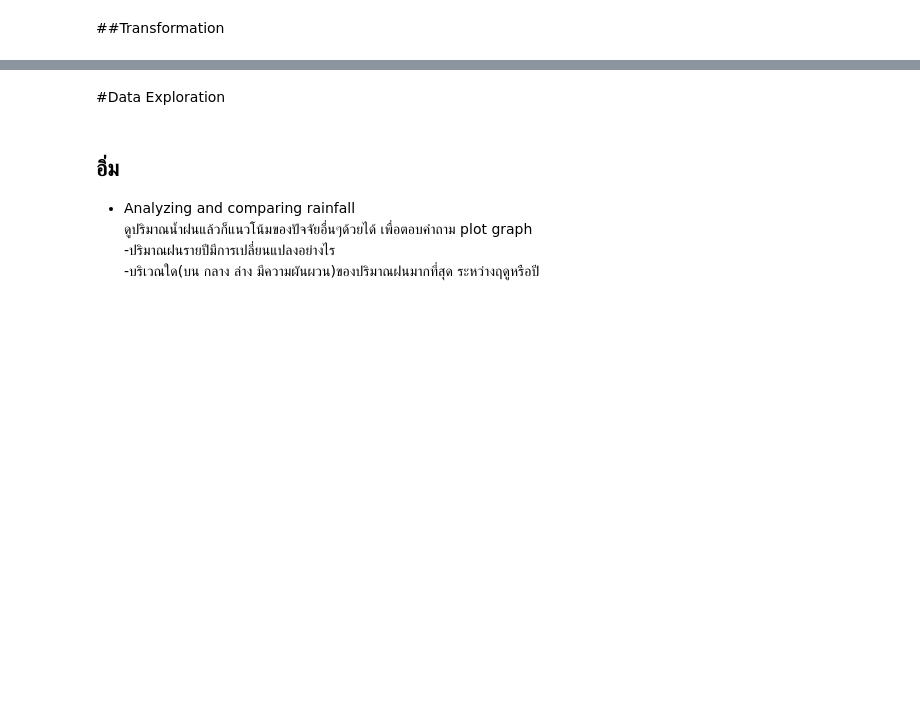
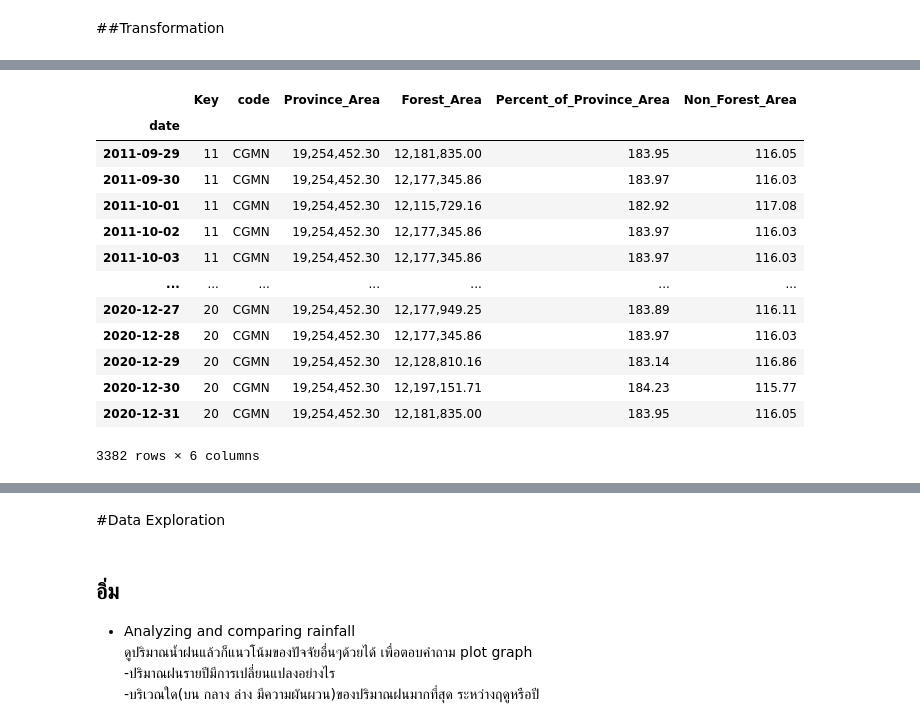
Before and after one commit to punnarat-w/Yomriver_analysis, a Jupyter notebook: ForecastingModel.ipynb, the cells around one changed output, grey strips where cells are left out. Saved outputs shown, nothing was run; the diff lists cells and outputs as text; code cells hidden in the pictures; blank space fills up the shorter version.

```diff
--- a/ForecastingModel.ipynb
+++ b/ForecastingModel.ipynb
@@ -618,0 +932,18 @@ def change_todate(df):
+# %%
+n_forest = north_df.groupby('date')['Key','code','Province_Area','Forest_Area','Percent_of_Province_Area','Non_Forest_Area'].first()
+n_forest
+# %% [output]
+|  | Key | code | Province_Area | Forest_Area | Percent_of_Province_Area | Non_Forest_Area |
+| date |  |  |  |  |  |  |
+| 2011-09-29 | 11 | CGMN | 19,254,452.30 | 12,181,835.00 | 183.95 | 116.05 |
+| 2011-09-30 | 11 | CGMN | 19,254,452.30 | 12,177,345.86 | 183.97 | 116.03 |
+| 2011-10-01 | 11 | CGMN | 19,254,452.30 | 12,115,729.16 | 182.92 | 117.08 |
+| 2011-10-02 | 11 | CGMN | 19,254,452.30 | 12,177,345.86 | 183.97 | 116.03 |
+| 2011-10-03 | 11 | CGMN | 19,254,452.30 | 12,177,345.86 | 183.97 | 116.03 |
+| ... | ... | ... | ... | ... | ... | ... |
+| 2020-12-27 | 20 | CGMN | 19,254,452.30 | 12,177,949.25 | 183.89 | 116.11 |
+| 2020-12-28 | 20 | CGMN | 19,254,452.30 | 12,177,345.86 | 183.97 | 116.03 |
+| 2020-12-29 | 20 | CGMN | 19,254,452.30 | 12,128,810.16 | 183.14 | 116.86 |
+| 2020-12-30 | 20 | CGMN | 19,254,452.30 | 12,197,151.71 | 184.23 | 115.77 |
+| 2020-12-31 | 20 | CGMN | 19,254,452.30 | 12,181,835.00 | 183.95 | 116.05 |
+3382 rows × 6 columns
```
Also changed, not shown: parts of 48 cells of this notebook.
